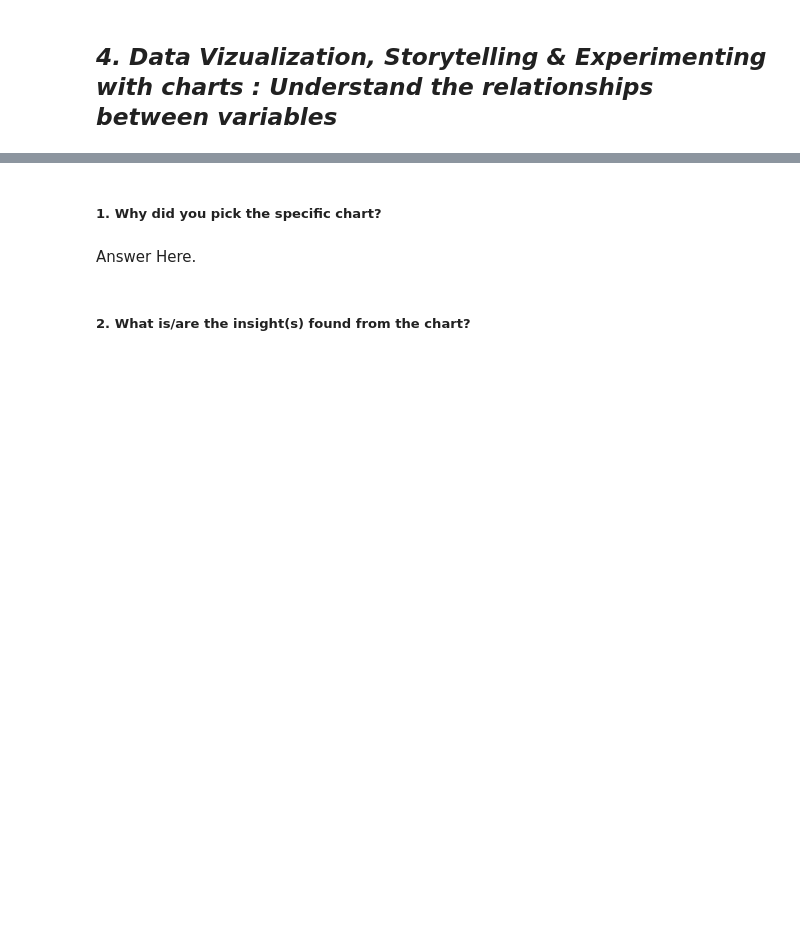
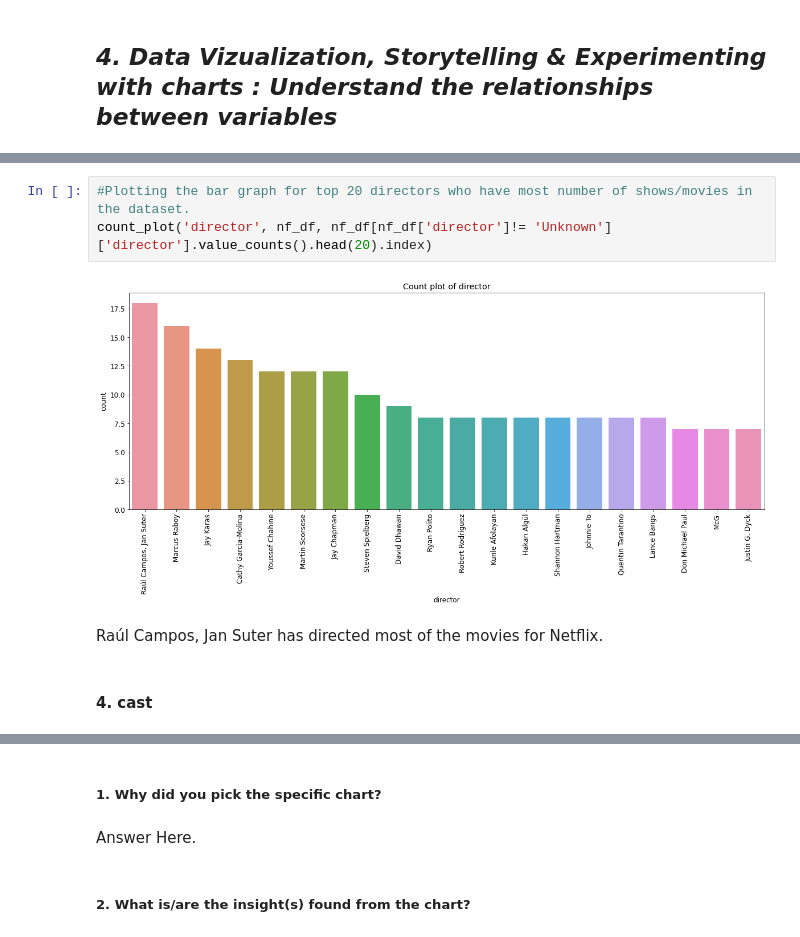
Before and after one commit to Prashant-Shaw/NETFLIX-Movies-TV-Shows-Clustering, a Jupyter notebook: NETFLIX_MOVIES_AND_TV_SHOWS_CLUSTERING.ipynb, the cells around one changed output, grey strips where cells are left out. Saved outputs shown, nothing was run; the diff lists cells and outputs as text; blank space fills up the shorter version.

```diff
--- a/NETFLIX_MOVIES_AND_TV_SHOWS_CLUSTERING.ipynb
+++ b/NETFLIX_MOVIES_AND_TV_SHOWS_CLUSTERING.ipynb
@@ -368,0 +479,9 @@ Answer Here
+# %%
+#Plotting the bar graph for top 20 directors who have most number of shows/movies in the dataset.
+count_plot('director', nf_df, nf_df[nf_df['director']!= 'Unknown']['director'].value_counts().head(20).index)
+# %% [output]
+[figure, added]
+# %% [markdown]
+Raúl Campos, Jan Suter has directed most of the movies for Netflix.
+# %% [markdown]
+#### 4. cast
```
Also changed, not shown: parts of 69 cells of this notebook.
